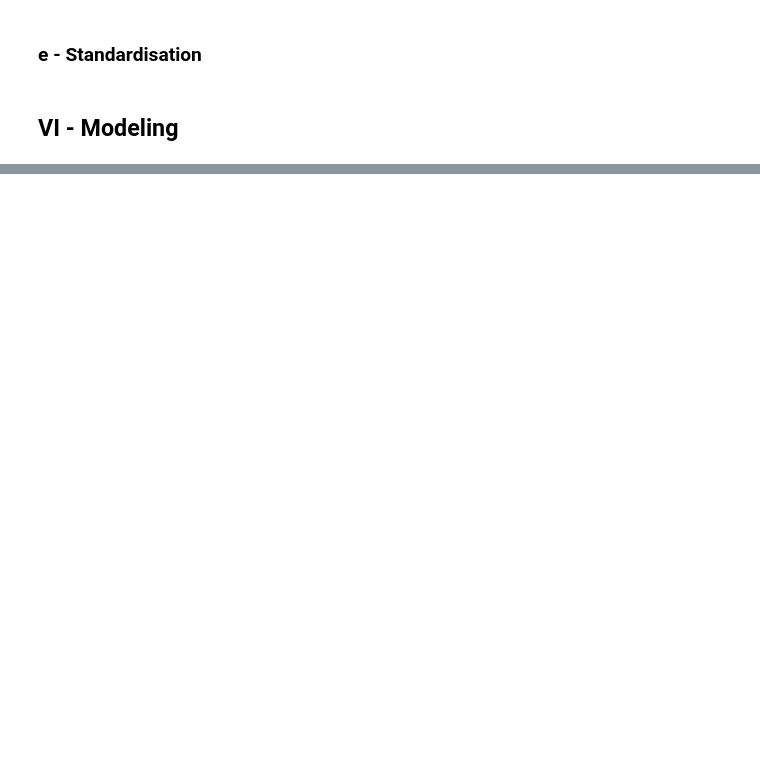
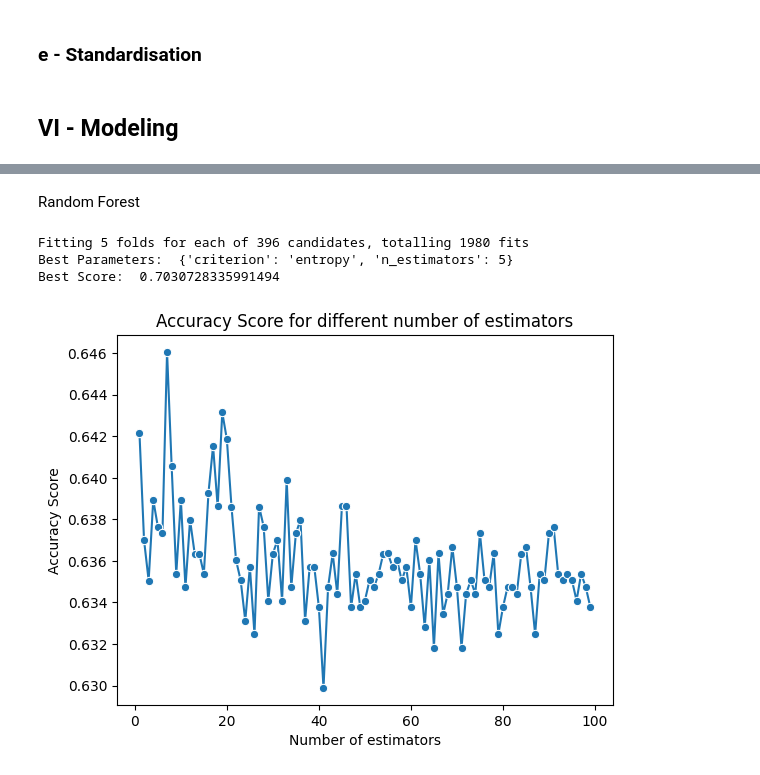
Before and after one commit to Cassette86/Green_ai_project_Water_polution, a Jupyter notebook: water pollution (data for classification models)/main.ipynb, the cells around one changed output, grey strips where cells are left out. Cells and saved outputs as stored; diff of their text form; code cells hidden in the pictures; blank space fills up the shorter version.

Commit message:
modeling for the classification dataset

```diff
--- a/water pollution (data for classification models)/main.ipynb
+++ b/water pollution (data for classification models)/main.ipynb
@@ -583,0 +468,2 @@ Confusion Matrix:
+# %%
+X_train, X_test, y_train, y_test = train_test_split(X,y, test_size=0.2, random_state=42)
@@ -583,0 +476,6 @@ Confusion Matrix:
+# %%
+label_encoder=LabelEncoder()
+y_encoded=label_encoder.fit_transform(y_train)
+ytst=label_encoder.fit_transform(y_test)
+# %% [markdown]
+Random Forest
@@ -583,0 +486,44 @@ Confusion Matrix:
+# %%
+from sklearn.ensemble import RandomForestClassifier
+from sklearn.model_selection import GridSearchCV
+rf_model = RandomForestClassifier()
+
+#parameters for the random forest model
+param_grid = {
+    'n_estimators': [i for i in range(1, 100)],
+    'criterion': ['gini', 'entropy', 'mse', 'mae']
+}
+
+#grid search for the random forest model
+grid_search = GridSearchCV(estimator=rf_model, param_grid=param_grid, cv=5, n_jobs=-1, verbose=2)
+grid_search.fit(X_train, y_encoded)
+
+#best parameters for the random forest model
+best_parameters = grid_search.best_params_
+best_score = grid_search.best_score_
+
+print("Best Parameters: ", best_parameters)
+print("Best Score: ", best_score)
+# %% [output]
+Fitting 5 folds for each of 396 candidates, totalling 1980 fits
+Best Parameters:  {'criterion': 'entropy', 'n_estimators': 5}
+Best Score:  0.7030728335991494
+# %%
+#plot the best n_estimators in fonction of the accuracy
+n_estimators = [i for i in range(1, 100)]
+scores = []
+scaler = StandardScaler()
+X=scaler.fit_transform(X)
+
+for k in n_estimators:
+    rf = RandomForestClassifier(criterion=best_parameters['criterion'], n_estimators=k)
+    score = cross_val_score(rf, X, y, cv=5, scoring='accuracy')
+    scores.append(np.mean(score))
+
+sns.lineplot(x=n_estimators, y=scores, marker = 'o')
+plt.xlabel("Number of estimators")
+plt.ylabel("Accuracy Score")
+plt.title("Accuracy Score for different number of estimators")
+plt.show()
+# %% [output]
+[figure, added]
```
Also changed, not shown: parts of 53 cells of this notebook.
